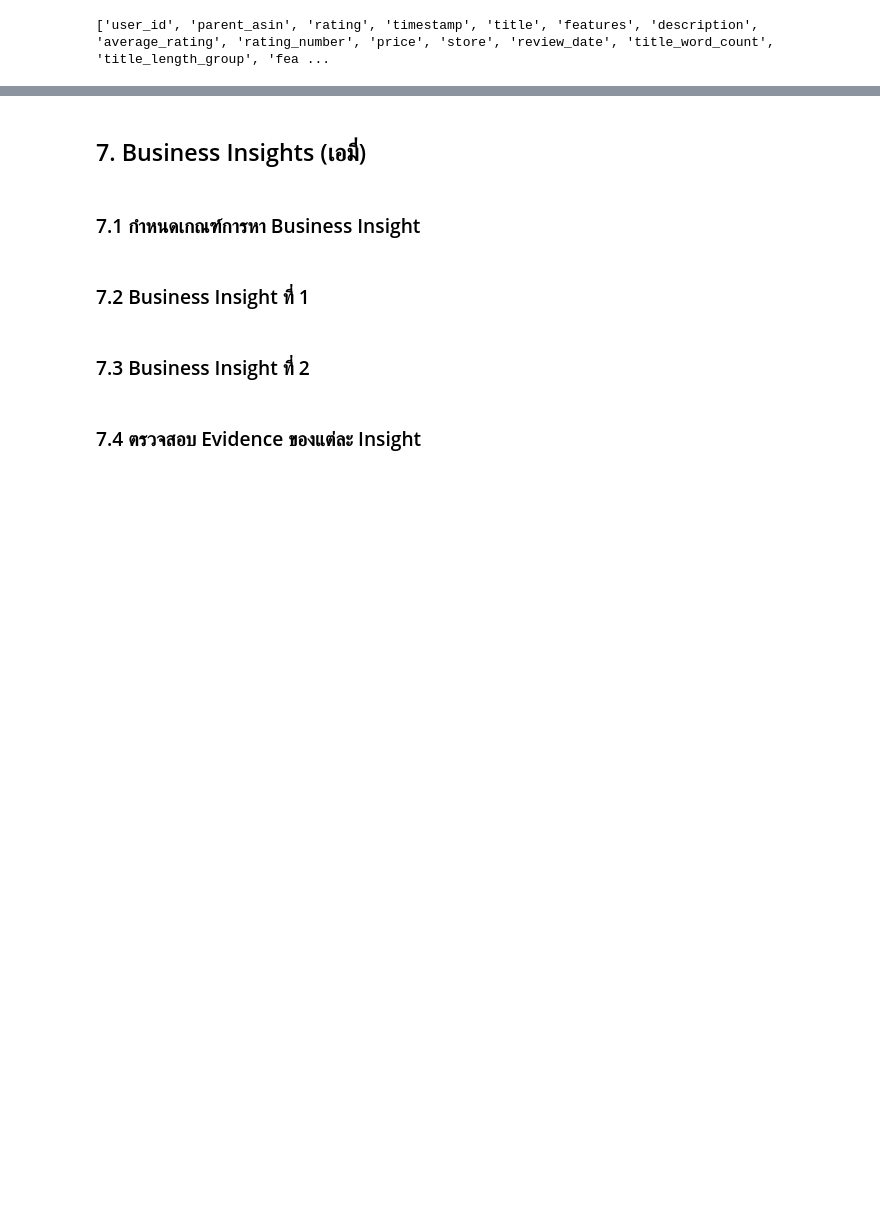
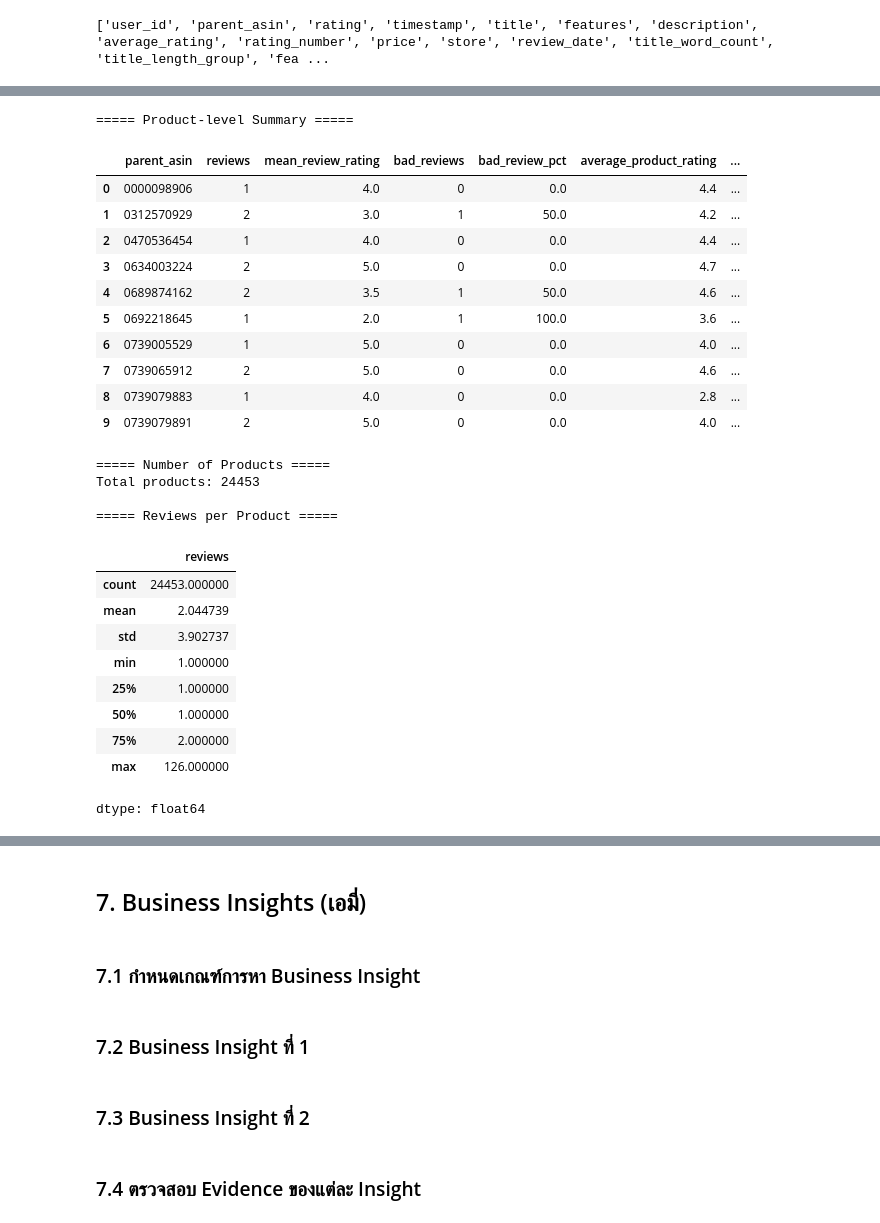
Before and after one commit to suphitchakh-web/Project_1, a Jupyter notebook: Team06_Part2.ipynb, the cells around one changed output, grey strips where cells are left out. Saved outputs shown, nothing was run; the diff lists cells and outputs as text; code cells hidden in the pictures; blank space fills up the shorter version.

```diff
--- a/Team06_Part2.ipynb
+++ b/Team06_Part2.ipynb
@@ -1690,0 +1740,55 @@ display(product_text_group_summary)
+# %%
+# ===== 6.7 Product-level Rating Summary =====
+
+product_summary = (
+    analysis_df
+    .groupby("parent_asin")
+    .agg(
+        reviews=("rating", "size"),
+        mean_review_rating=("rating", "mean"),
+        bad_reviews=("rating", lambda s: (s <= 2).sum()),
+        bad_review_pct=("rating", lambda s: (s <= 2).mean() * 100),
+        average_product_rating=("average_rating", "mean"),
+        title_length_group=("title_length_group", "first"),
+        feature_bullet_group=("feature_bullet_group", "first")
+    )
+    .reset_index()
+)
+
+product_summary = product_summary.round(3)
+
+print("===== Product-level Summary =====")
+display(product_summary.head(10))
+
+print("\n===== Number of Products =====")
+print("Total products:", len(product_summary))
+
+print("\n===== Reviews per Product =====")
+display(product_summary["reviews"].describe())
+# %% [output]
+===== Product-level Summary =====
+|  | parent_asin | reviews | mean_review_rating | bad_reviews | bad_review_pct | average_product_rating | ... |
+| 0 | 0000098906 | 1 | 4.0 | 0 | 0.0 | 4.4 | ... |
+| 1 | 0312570929 | 2 | 3.0 | 1 | 50.0 | 4.2 | ... |
+| 2 | 0470536454 | 1 | 4.0 | 0 | 0.0 | 4.4 | ... |
+| 3 | 0634003224 | 2 | 5.0 | 0 | 0.0 | 4.7 | ... |
+| 4 | 0689874162 | 2 | 3.5 | 1 | 50.0 | 4.6 | ... |
+| 5 | 0692218645 | 1 | 2.0 | 1 | 100.0 | 3.6 | ... |
+| 6 | 0739005529 | 1 | 5.0 | 0 | 0.0 | 4.0 | ... |
+| 7 | 0739065912 | 2 | 5.0 | 0 | 0.0 | 4.6 | ... |
+| 8 | 0739079883 | 1 | 4.0 | 0 | 0.0 | 2.8 | ... |
+| 9 | 0739079891 | 2 | 5.0 | 0 | 0.0 | 4.0 | ... |
+===== Number of Products =====
+Total products: 24453
+
+===== Reviews per Product =====
+|  | reviews |
+| count | 24453.000000 |
+| mean | 2.044739 |
+| std | 3.902737 |
+| min | 1.000000 |
+| 25% | 1.000000 |
+| 50% | 1.000000 |
+| 75% | 2.000000 |
+| max | 126.000000 |
+dtype: float64
```
Also changed, not shown: parts of 27 cells of this notebook.
